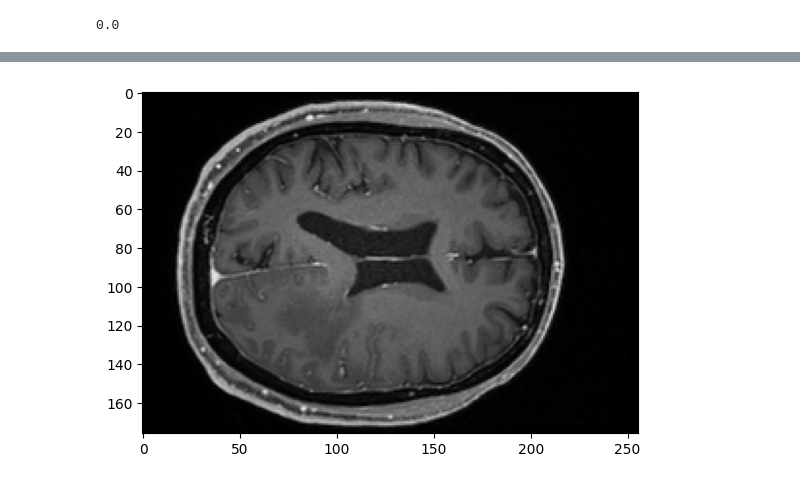
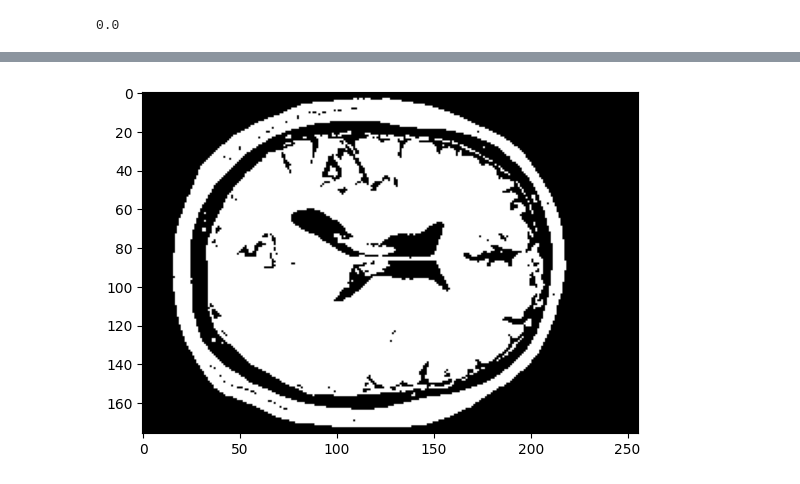
Before and after one commit to renatosalvatore1/PSIB2026Q1-TPI-Grupo1-Di-Pasquale-Vallejos-Salvatore, a Jupyter notebook: notebooks/nato-pruebas.ipynb, the cells around one changed output, grey strips where cells are left out. Cells and saved outputs as stored; diff of their text form; code cells hidden in the pictures.

```diff
--- a/notebooks/nato-pruebas.ipynb
+++ b/notebooks/nato-pruebas.ipynb
@@ -39,28 +39,81 @@ import matplotlib.pyplot as plt
 from skimage import filters, color, io
 from skimage import segmentation
 from skimage import morphology
-from skimage.morphology import opening, closing, disk, footprint_rectangle
+from skimage.morphology import opening, closing, disk, footprint_rectangle, erosion
 from skimage.measure import label, regionprops
+#COLSULTAR SI PODEMOS USAR ESTO
+from scipy.ndimage import binary_fill_holes
 
 data = nib.load("../data/sub-KA02/anat/sub-KA02_run-02_T1w.nii.gz").get_fdata()
 
-frame = data[:,:,174]
-plt.imshow(frame,cmap='gray')
-plt.show()
-umbral = filters.threshold_otsu(frame)
+class SkullStripper:
+    def __init__ (self,volumen,capa):
+        self.capa = capa
+        self.volumen = volumen
+        self.mascara = None
+        self.resultado = None
 
-imagen_binaria = frame > umbral
+    def umbral(self):
+        umbral = filters.threshold_otsu(self.volumen)
+        self.imagen_binaria = self.volumen > umbral
+        print("IMAGEN UMBRALIZADA")
+        plt.imshow(self.imagen_binaria[:,:],cmap='gray')
+        plt.show()
 
-imagen_binaria = closing(imagen_binaria, footprint_rectangle((2,2)))
-etiquetas = label(imagen_binaria, connectivity=2)
-propiedades = regionprops(etiquetas)
+    def aplicar_morfologia(self):
+        self.imagen_binaria_erosionada = erosion(self.imagen_binaria, footprint_rectangle((1,2)))
+        print("POST EROSION")
+        plt.imshow(self.imagen_binaria_erosionada[:,:],cmap='gray')
+        plt.show()
+        self.imagen_binaria_closing = closing(self.imagen_binaria_erosionada, footprint_rectangle((1,2)))
+        print("POST CLOSING")
+        plt.imshow(self.imagen_binaria_closing[:,:],cmap='gray')
+        plt.show()
 
-areas = [region.area for region in propiedades]
-indice = np.argmax(areas)
-mascara = etiquetas == (indice + 1)
+    def etiquetado_y_mascara(self):
+        etiquetas = label(self.imagen_binaria_closing, connectivity=2)
+        propiedades = regionprops(etiquetas)
+        #areas = [region.area for region in propiedades]
+        #print("Cantidad de componentes:", len(areas))
+        #print("Area de la componente mayor:", max(areas))
+        #indice = np.argmax(areas)
+        solidez = [region.solidity for region in propiedades]
+        print(solidez)
+        eliminar = (solidez != max(solidez)) & (solidez != min(solidez))
+        print(eliminar)
+        solidez = solidez*eliminar
+        print(solidez)
+        indice = np.argmax(solidez)
+        mascara = 0
+        n = 0
+        for i in range(len(solidez)):
+            if solidez[i] != min(solidez):
+                n = etiquetas == (i+1)
+            mascara = mascara + n
+        print("MASCARA ANTES DE FILL HOLES")
+        plt.imshow(mascara[:,:], cmap='gray')
+        plt.show()
+        mascara_rellena = binary_fill_holes(mascara)
+        self.resultado = self.volumen * mascara_rellena
+        print("MASCARA")
+        plt.imshow(mascara_rellena[:,:],cmap='gray')
+        plt.show()
 
-frame = frame * mascara
+        self.resultado = self.volumen * mascara_rellena
+        print("RESULTADO")
+        plt.imshow(self.resultado[:,:],cmap='gray')
+        plt.show()
+        print("corte")
+        plt.imshow(self.volumen[:,:],cmap='gray')
+        plt.show()
 
-plt.imshow(frame,cmap='gray')
-plt.show()
+    def strip(self):
+        self.umbral()
+        self.aplicar_morfologia()
+        self.etiquetado_y_mascara()
+        return self.resultado
+
+volumen = data[:,:,170]
+stripper = SkullStripper(volumen,170)
+resultado = stripper.strip()
 # %% [output]
@@ -67 +121 @@ plt.show()
-[figure, old version]
+[figure, new version]
```
Also changed, not shown: parts of 1 cell of this notebook, 1 other file.
